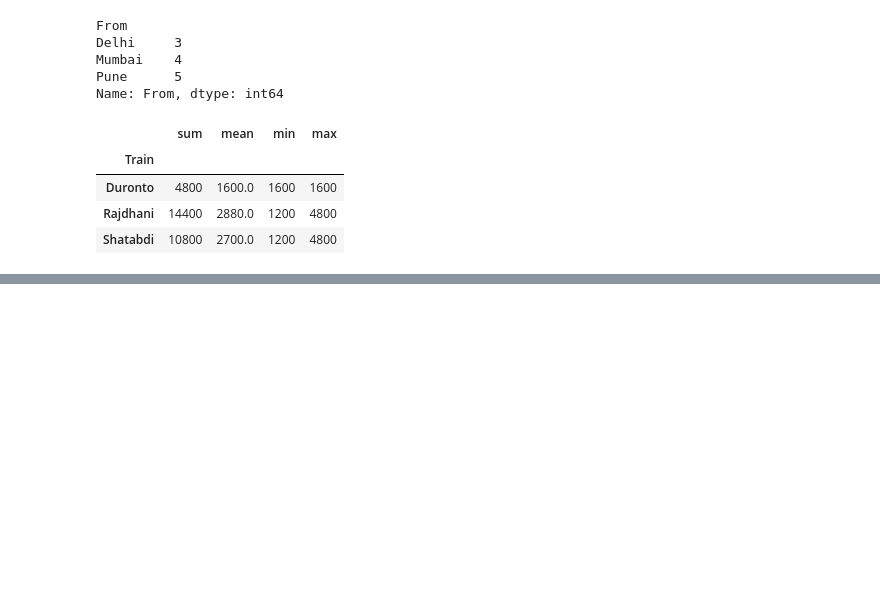
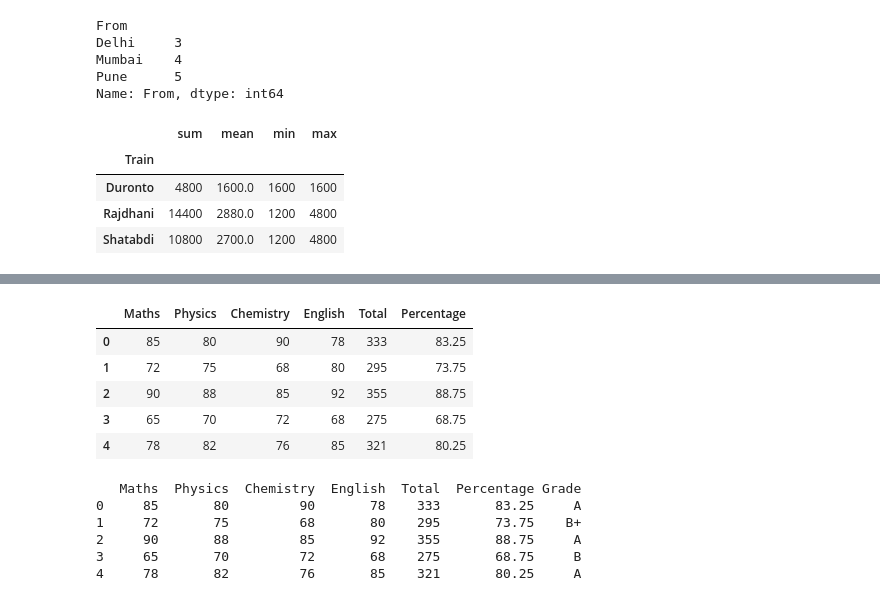
Before and after one commit to pamithkodekal/Python, a Jupyter notebook: pandasNotebook/Pandas.ipynb, the cells around one changed output, grey strips where cells are left out. Saved outputs shown, nothing was run; the diff lists cells and outputs as text; code cells hidden in the pictures; blank space fills up the shorter version.

```diff
--- a/pandasNotebook/Pandas.ipynb
+++ b/pandasNotebook/Pandas.ipynb
@@ -677,0 +751,4 @@ Sneha     51666.666667
+# %%
+df['Total'] = df.sum(axis=1)
+df['Total'] = df['Total'].astype(int)
+df
@@ -677,0 +762,10 @@ Sneha     51666.666667
+# %%
+df['Percentage'] = (df['Total']/400) * 100
+df
+# %% [output]
+|  | Maths | Physics | Chemistry | English | Total | Percentage |
+| 0 | 85 | 80 | 90 | 78 | 333 | 83.25 |
+| 1 | 72 | 75 | 68 | 80 | 295 | 73.75 |
+| 2 | 90 | 88 | 85 | 92 | 355 | 88.75 |
+| 3 | 65 | 70 | 72 | 68 | 275 | 68.75 |
+| 4 | 78 | 82 | 76 | 85 | 321 | 80.25 |
@@ -677,0 +788,11 @@ Sneha     51666.666667
+# %%
+df["Grade"] = df["Percentage"].apply(grade)
+
+print(df)
+# %% [output]
+   Maths  Physics  Chemistry  English  Total  Percentage Grade
+0     85       80         90       78    333       83.25     A
+1     72       75         68       80    295       73.75    B+
+2     90       88         85       92    355       88.75     A
+3     65       70         72       68    275       68.75     B
+4     78       82         76       85    321       80.25     A
```
Also changed, not shown: parts of 14 cells of this notebook.
